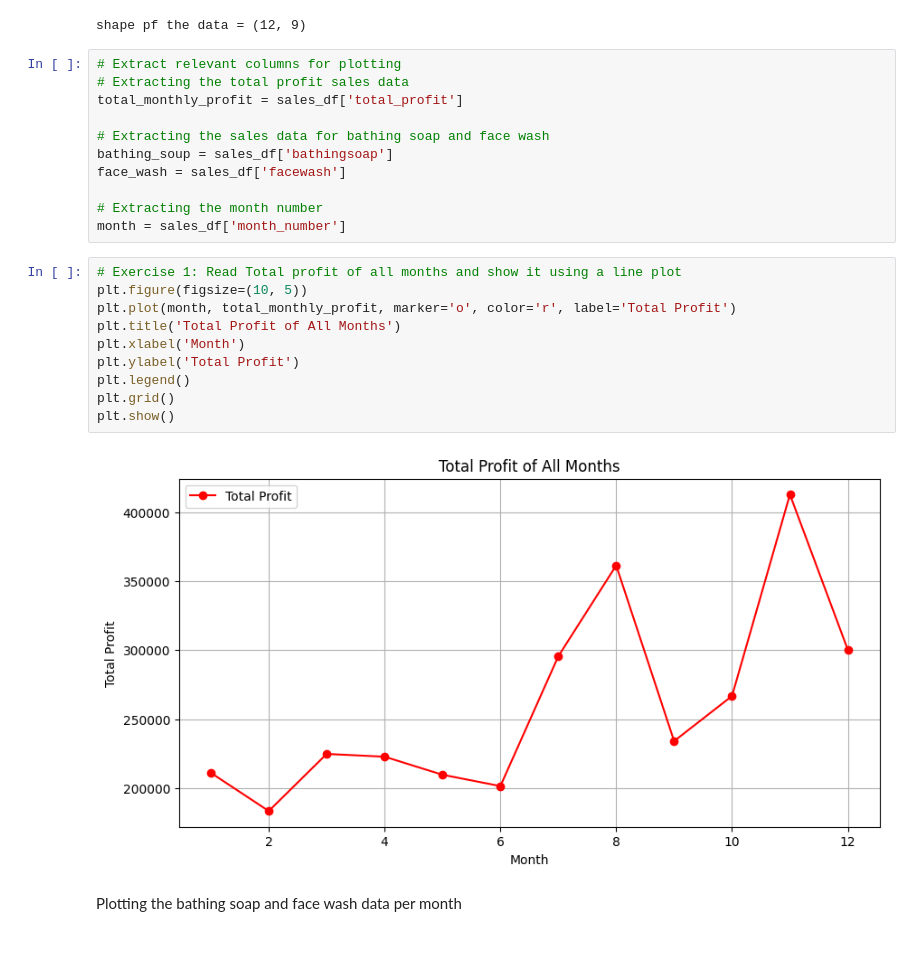
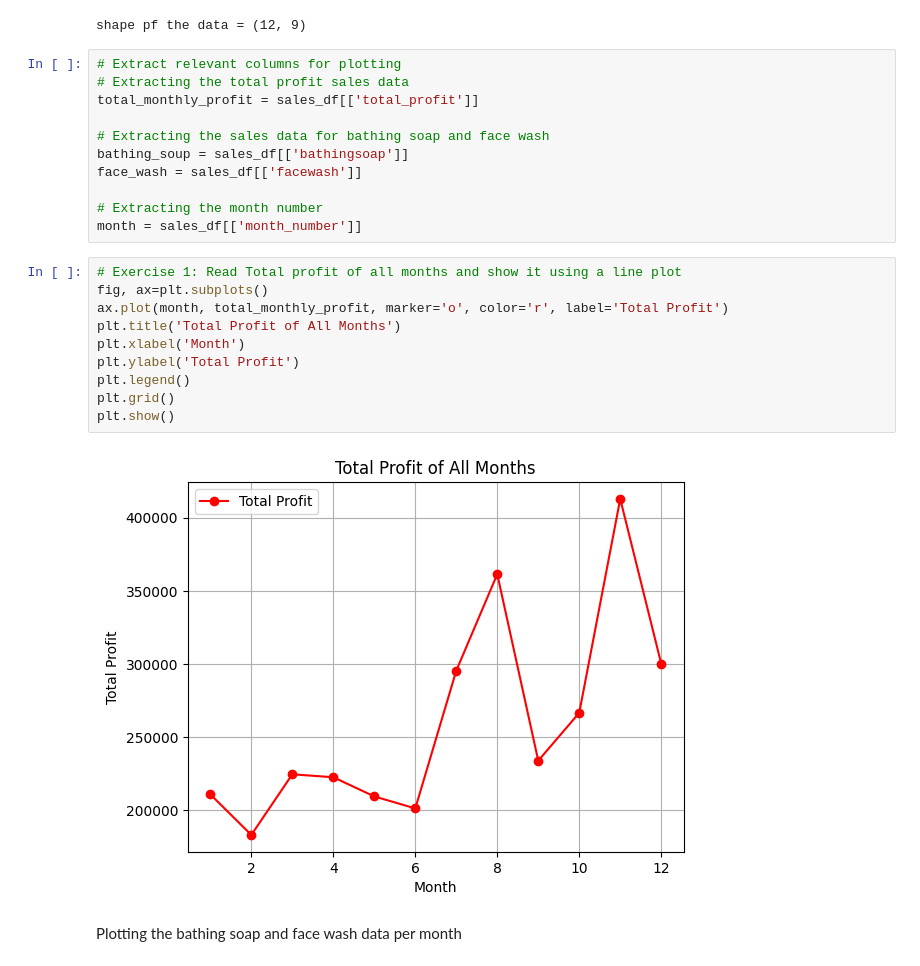
Before and after one commit to SyusufWaliyyi/FlexiSAF_Intership, a Jupyter notebook: Week_2/Week_2_Company_Data_Analysis.ipynb, the cells around one changed output. Saved outputs shown, nothing was run; the diff lists cells and outputs as text.

```diff
--- a/Week_2/Week_2_Company_Data_Analysis.ipynb
+++ b/Week_2/Week_2_Company_Data_Analysis.ipynb
@@ -88,26 +88,26 @@ shape pf the data = (12, 9)
 # %%
 # Extract relevant columns for plotting
 # Extracting the total profit sales data
-total_monthly_profit = sales_df['total_profit']
+total_monthly_profit = sales_df[['total_profit']]
 
 # Extracting the sales data for bathing soap and face wash
-bathing_soup = sales_df['bathingsoap']
-face_wash = sales_df['facewash']
+bathing_soup = sales_df[['bathingsoap']]
+face_wash = sales_df[['facewash']]
 
 # Extracting the month number
-month = sales_df['month_number']
+month = sales_df[['month_number']]
 # %%
 # Exercise 1: Read Total profit of all months and show it using a line plot
-plt.figure(figsize=(10, 5))
-plt.plot(month, total_monthly_profit, marker='o', color='r', label='Total Profit')
+fig, ax=plt.subplots()
+ax.plot(month, total_monthly_profit, marker='o', color='r', label='Total Profit')
 plt.title('Total Profit of All Months')
 plt.xlabel('Month')
 plt.ylabel('Total Profit')
 plt.legend()
 plt.grid()
 plt.show()
 # %% [output]
-[figure, old version]
+[figure, new version]
 # %% [markdown]
 Plotting the bathing soap and face wash data per month
 # %%
```
Also changed, not shown: parts of 1 cell of this notebook.
